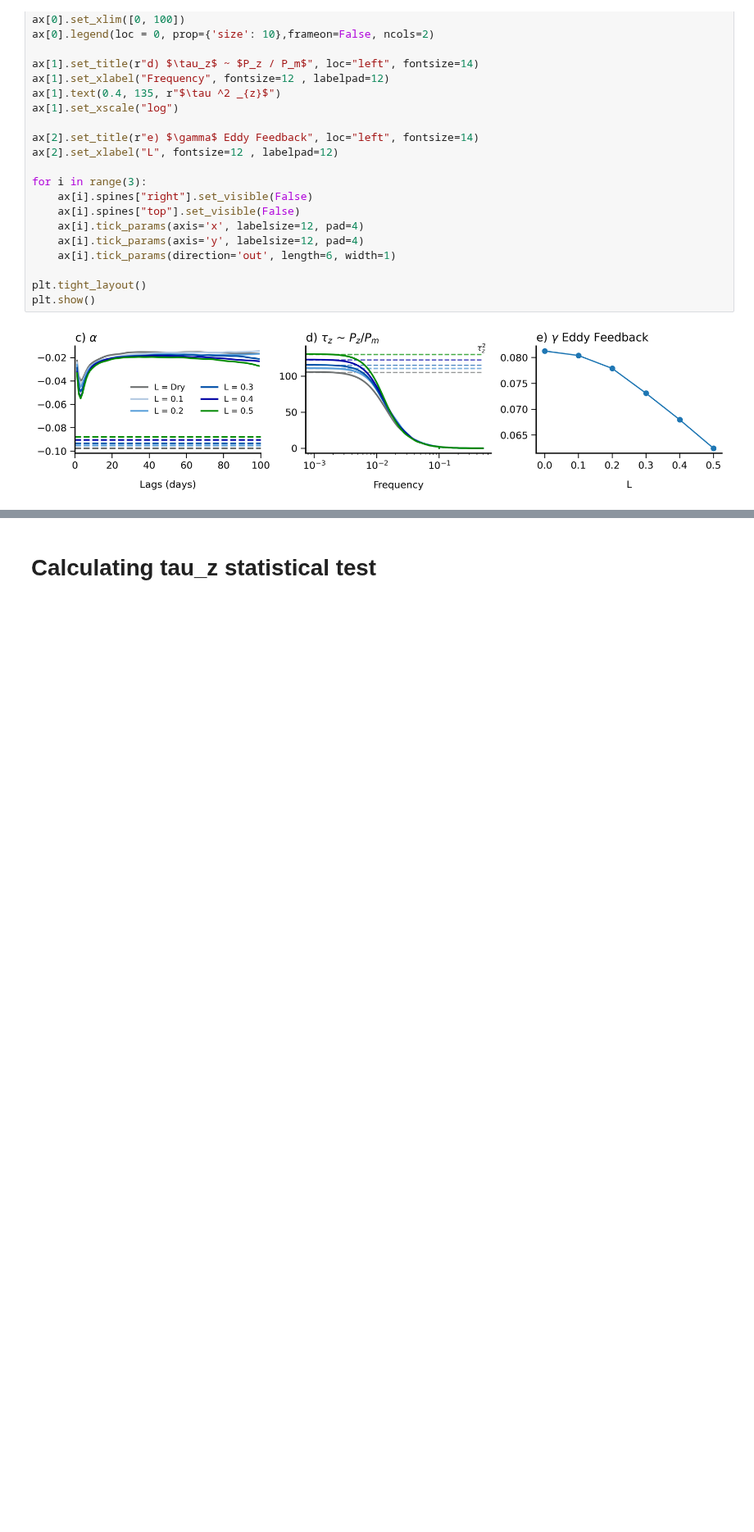
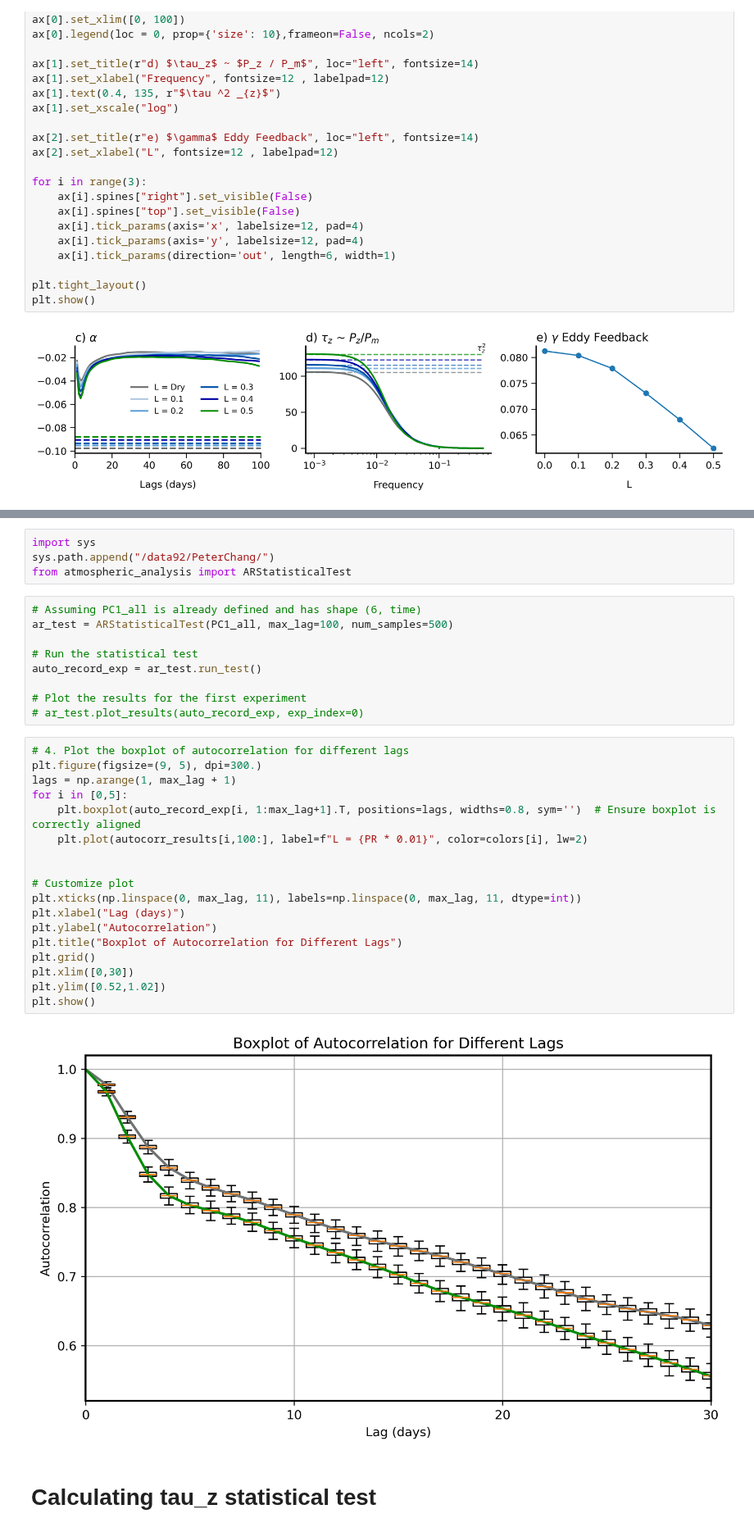
Before and after one commit to PeterChang1023/Moist_Dycore, a Jupyter notebook: IdealizeSpetral.jl/exp/HSt42/Moist_Dycore_Fig2_statistical_test_Cal.ipynb, the cells around one changed output, grey strips where cells are left out. Shown at 82% size. Cells and saved outputs as stored; diff of their text form; blank space fills up the shorter version.

Commit message:
statistical test for autocorrelation done, add Python Class file

```diff
--- a/IdealizeSpetral.jl/exp/HSt42/Moist_Dycore_Fig2_statistical_test_Cal.ipynb
+++ b/IdealizeSpetral.jl/exp/HSt42/Moist_Dycore_Fig2_statistical_test_Cal.ipynb
@@ -505,2 +534,35 @@ PC1_all.shape
+# %%
+import sys
+sys.path.append("/data92/PeterChang/")
+from atmospheric_analysis import ARStatisticalTest
+# %%
+# Assuming PC1_all is already defined and has shape (6, time)
+ar_test = ARStatisticalTest(PC1_all, max_lag=100, num_samples=500)
+
+# Run the statistical test
+auto_record_exp = ar_test.run_test()
+
+# Plot the results for the first experiment
+# ar_test.plot_results(auto_record_exp, exp_index=0)
+# %%
+# 4. Plot the boxplot of autocorrelation for different lags
+plt.figure(figsize=(9, 5), dpi=300.)
+lags = np.arange(1, max_lag + 1)
+for i in [0,5]:
+    plt.boxplot(auto_record_exp[i, 1:max_lag+1].T, positions=lags, widths=0.8, sym='')  # Ensure boxplot is correctly aligned
+    plt.plot(autocorr_results[i,100:], label=f"L = {PR * 0.01}", color=colors[i], lw=2)
+
+
+# Customize plot
+plt.xticks(np.linspace(0, max_lag, 11), labels=np.linspace(0, max_lag, 11, dtype=int))
+plt.xlabel("Lag (days)")
+plt.ylabel("Autocorrelation")
+plt.title("Boxplot of Autocorrelation for Different Lags")
+plt.grid()
+plt.xlim([0,30])
+plt.ylim([0.52,1.02])
+plt.show()
+# %% [output]
+[figure, added]
 # %% [markdown]
 # Calculating tau_z statistical test
```
Also changed, not shown: parts of 5 cells of this notebook, 1 other file.
